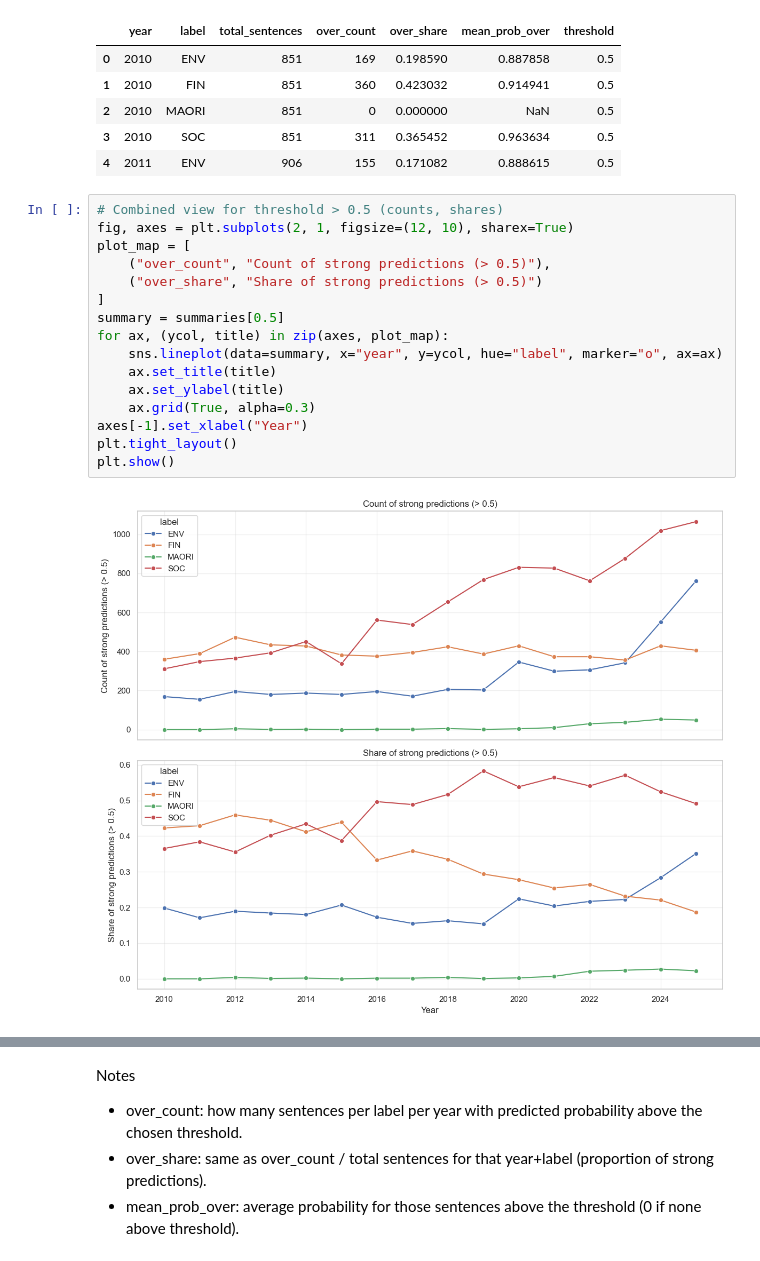
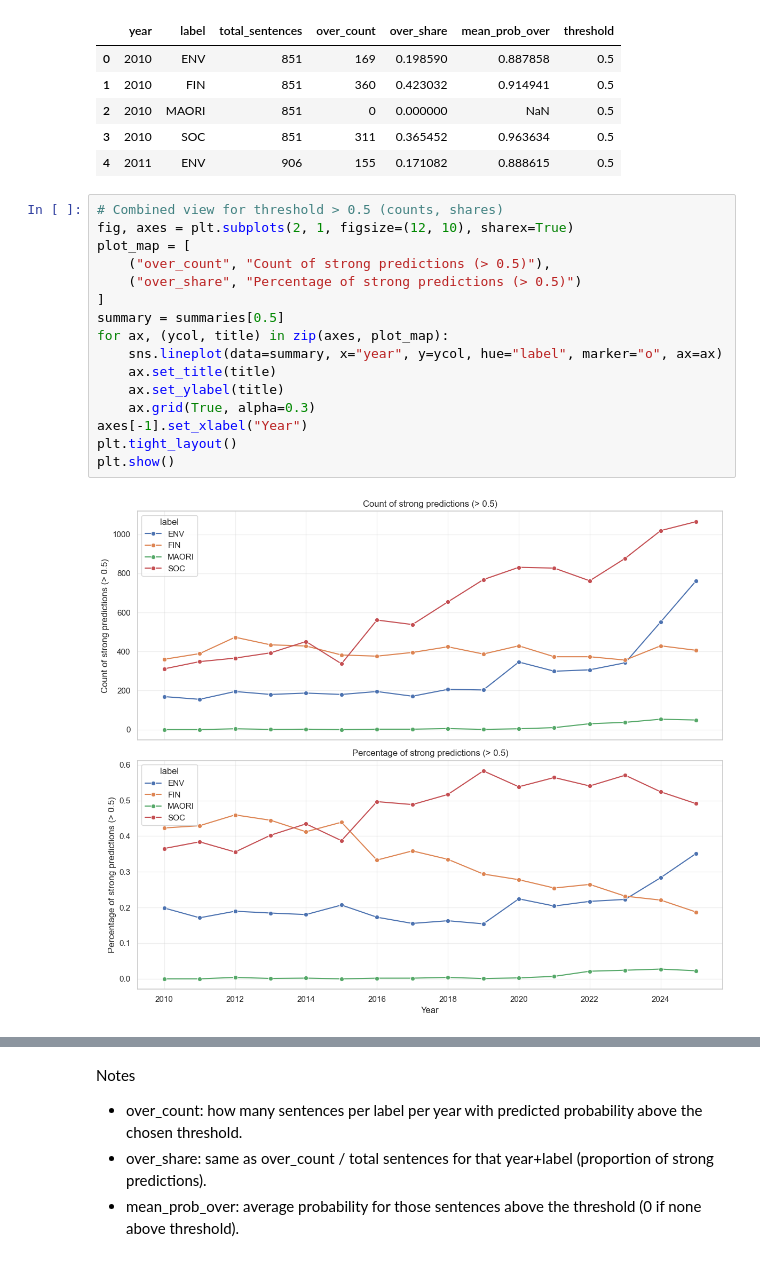
Before and after one commit to Jinkyx7/bert-result-visualisation, a Jupyter notebook: probability_visualisation_FPH.ipynb, the cells around one changed output, grey strips where cells are left out. Cells and saved outputs as stored; diff of their text form.

```diff
--- a/probability_visualisation_FPH.ipynb
+++ b/probability_visualisation_FPH.ipynb
@@ -119,21 +119,21 @@ summaries[0.5].head()
 # %%
 # Combined view for threshold > 0.5 (counts, shares)
 fig, axes = plt.subplots(2, 1, figsize=(12, 10), sharex=True)
 plot_map = [
     ("over_count", "Count of strong predictions (> 0.5)"),
-    ("over_share", "Share of strong predictions (> 0.5)")
+    ("over_share", "Percentage of strong predictions (> 0.5)")
 ]
 summary = summaries[0.5]
 for ax, (ycol, title) in zip(axes, plot_map):
     sns.lineplot(data=summary, x="year", y=ycol, hue="label", marker="o", ax=ax)
     ax.set_title(title)
     ax.set_ylabel(title)
     ax.grid(True, alpha=0.3)
 axes[-1].set_xlabel("Year")
 plt.tight_layout()
 plt.show()
 # %% [output]
-[figure, old version]
+[figure, new version]
 # %%
 # Combined view for threshold > 0.75
 fig, axes = plt.subplots(2, 1, figsize=(12, 10), sharex=True)
```
Also changed, not shown: parts of 2 cells of this notebook, 2 other files.
